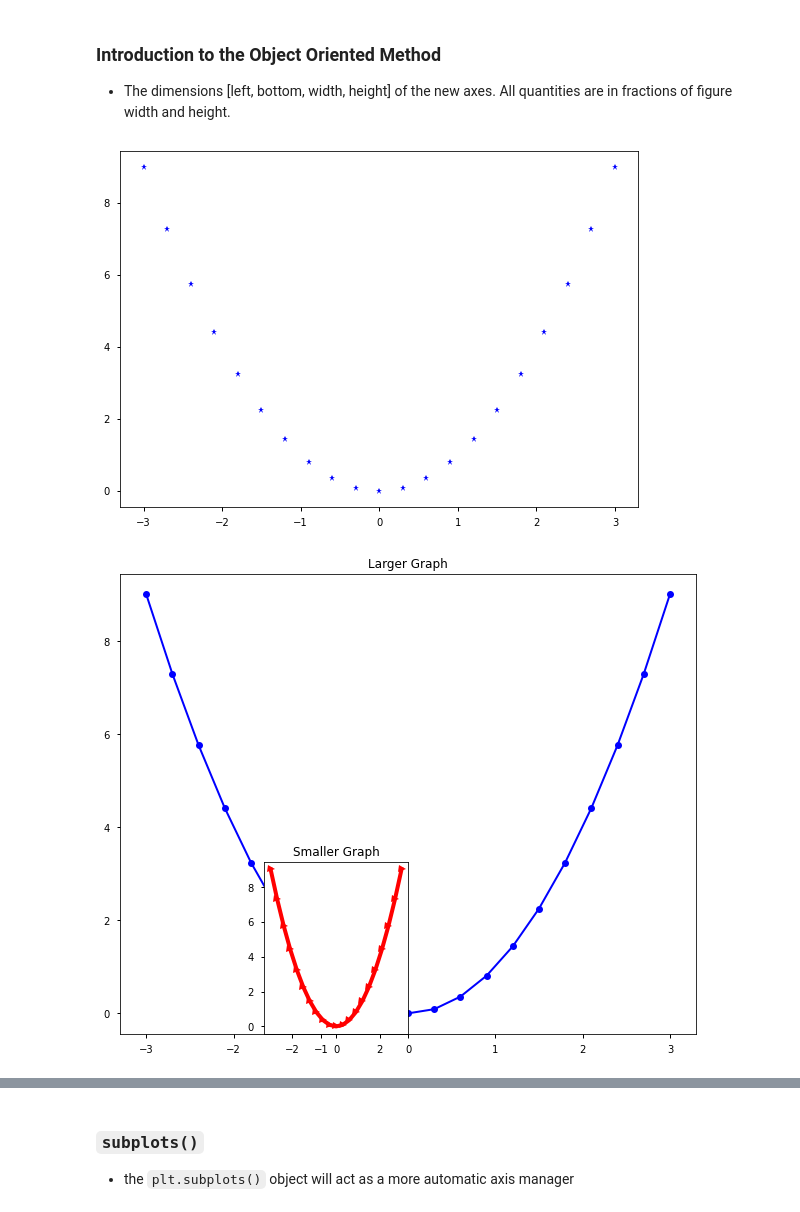
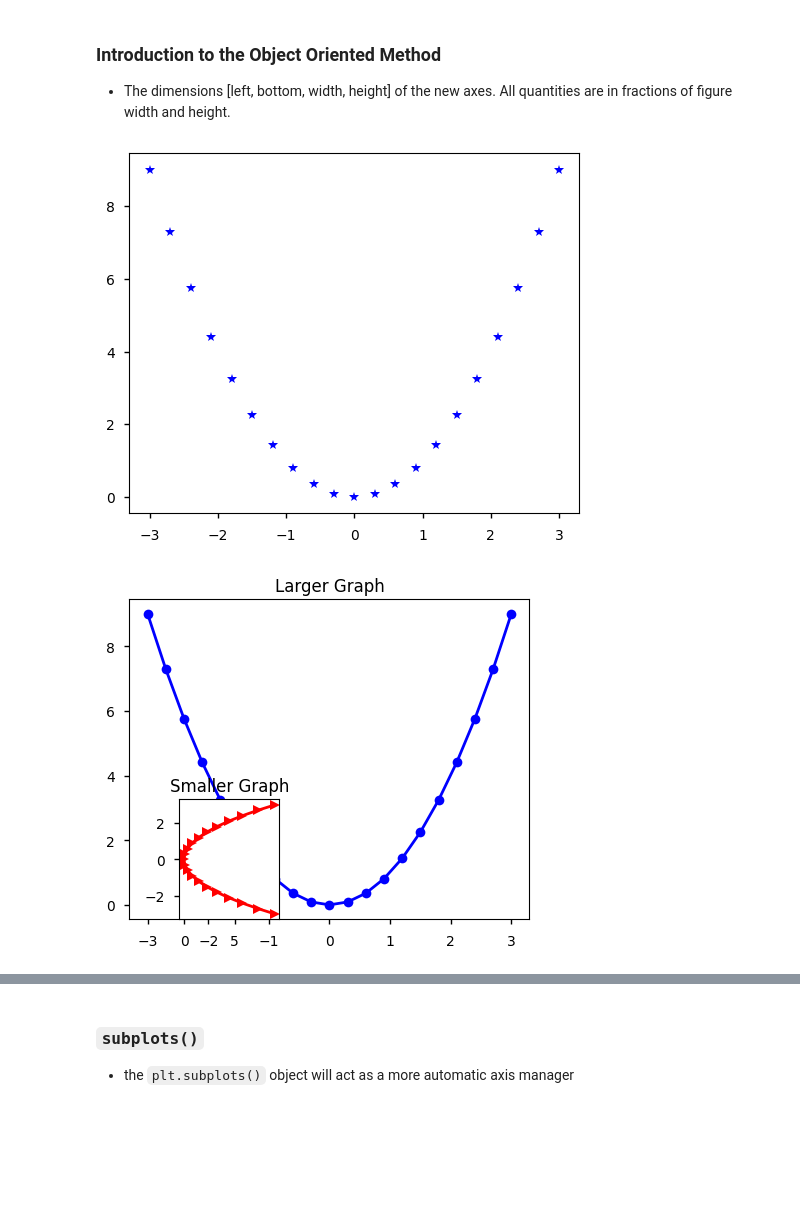
Before and after one commit to PaulToronto/Howard-University-Coursera-Linear-Algebra-For-Data-Science-Specialization, a Jupyter notebook: 1_1_2_Modeling_Data_in_Python.ipynb, the cells around one changed output, grey strips where cells are left out. Saved outputs shown, nothing was run; the diff lists cells and outputs as text; code cells hidden in the pictures; blank space fills up the shorter version.

```diff
--- a/1_1_2_Modeling_Data_in_Python.ipynb
+++ b/1_1_2_Modeling_Data_in_Python.ipynb
@@ -54,5 +63,5 @@ sns.palettes.color_palette('coolwarm')
 # %%
-plt.style.use('seaborn-notebook')
+plt.style.use('seaborn-v0_8-notebook')
 # %% [markdown]
 ## 1.1.2.1 Using Graphs in Python to Model Data
 # %% [markdown]
@@ -240,29 +255,22 @@ https://matplotlib.org/stable/api/_as_gen/matplotlib.pyplot.plot.html
 
 - The dimensions [left, bottom, width, height] of the new axes. All quantities are in fractions of figure width and height.
 # %%
-fig = plt.figure()
+fig = plt.figure(figsize=(5, 4))
+# rectangle [left, bottom, width, height]
+# this makes more sense after looking at next example
 axes = fig.add_axes([0.1, 0.1, 0.9, 0.9])
 axes.plot(x, y, 'b*');
 # %% [output]
-[figure, old version]
+[figure, new version]
 # %%
-fig = plt.figure(figsize=(10, 8))
-
-axes2 = fig.add_axes([0.3, 0.1, 0.2, 0.3])
-axes2.plot(x, y, 'r->', lw=4)
-axes2.set_title('Smaller Graph');
-axes2.zorder = 10
+fig = plt.figure(figsize=(5, 4))
 
 axes1 = fig.add_axes([0.1, 0.1, 0.8, 0.8])
 axes1.plot(x, y, 'b-o', lw=2)
 axes1.set_title('Larger Graph')
-axes1.zorder = 9
-# smaller zorder than axes 2 means
-#  that axes2 is on top and not invisible
-# if zorder is omitted, last one is on top
 
-#axes2 = fig.add_axes([0.3, 0.1, 0.2, 0.3])
-#axes2.plot(x, y, 'r->', lw=4)
-#axes2.set_title('Smaller Graph');
+axes2 = fig.add_axes([0.2, 0.1, 0.2, 0.3])
+axes2.plot(y, x, 'r->', lw=2)
+axes2.set_title('Smaller Graph');
 # %% [output]
-[figure, old version]
+[figure, new version]
```
Also changed, not shown: parts of 34 cells of this notebook.
